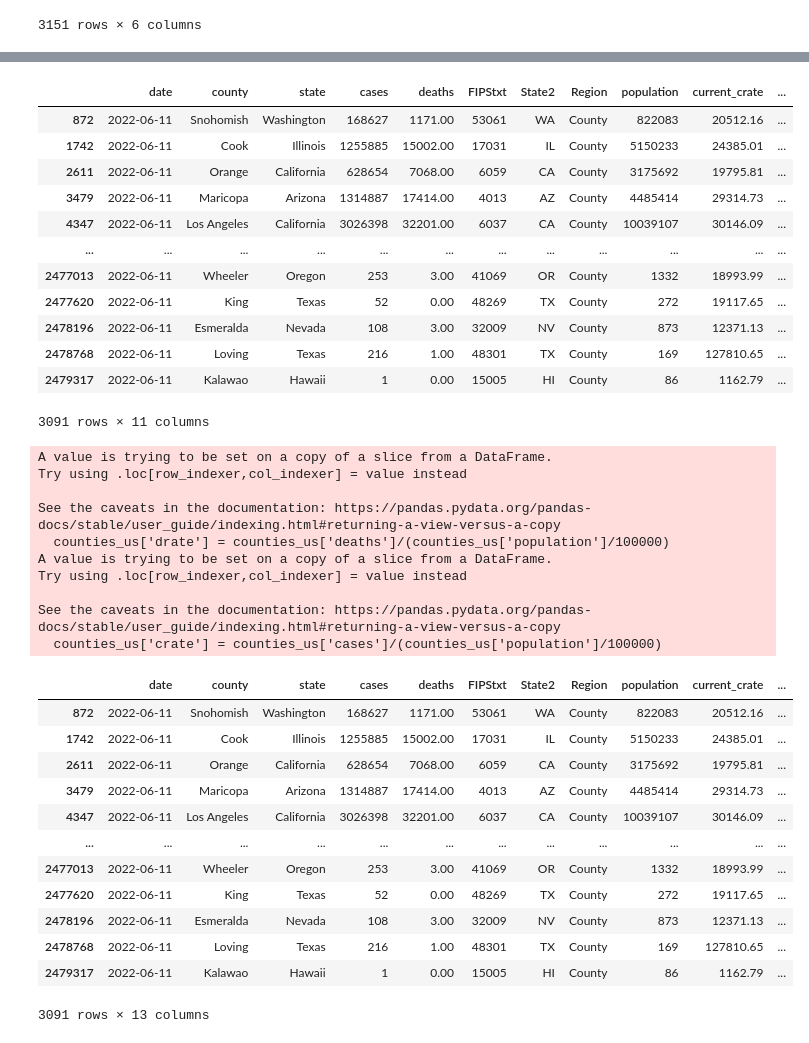
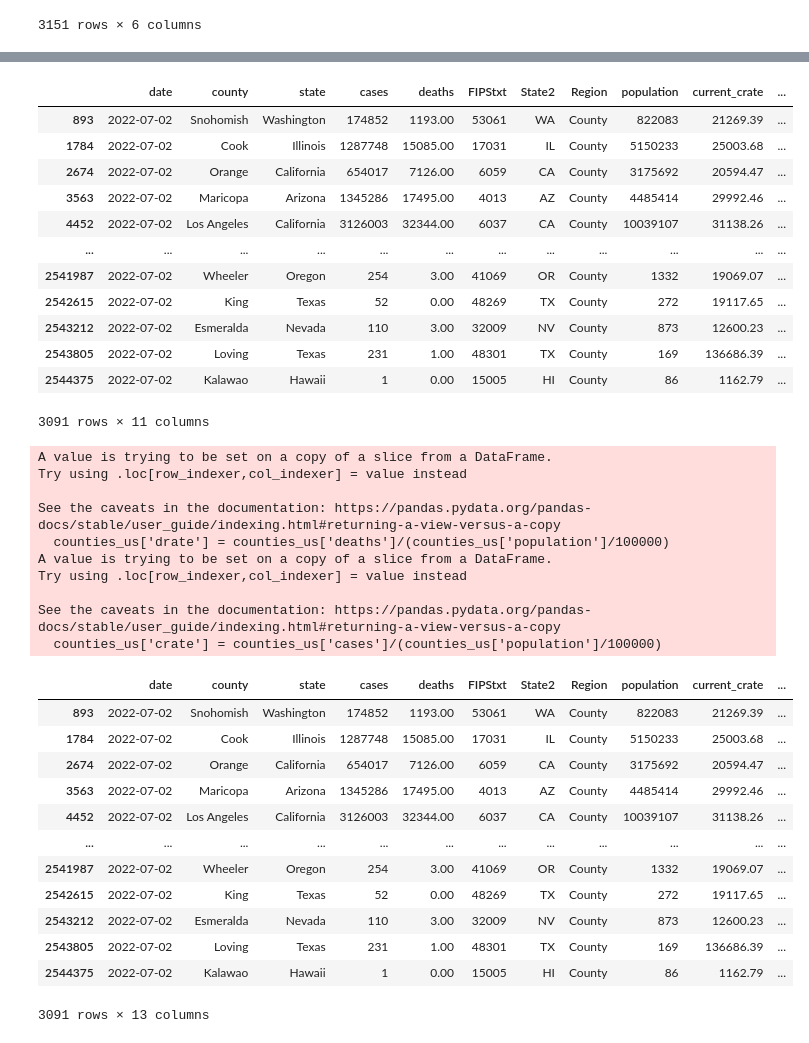
Before and after one commit to menlodoug/covid_crunching, a Jupyter notebook: pandas/COVID_USA.ipynb, the cells around one changed output, grey strips where cells are left out. Drawn from its saved outputs; the diff is of its cells as text; code cells hidden in the pictures.

```diff
--- a/pandas/COVID_USA.ipynb
+++ b/pandas/COVID_USA.ipynb
@@ -101,21 +101,21 @@ counties
 # %%
 # Isolate data from most current day.
 
-counties_us = counties[(counties['date'] == '2022-06-11') & (counties['Region'] == 'County')]
+counties_us = counties[(counties['date'] == '2022-07-02') & (counties['Region'] == 'County')]
 counties_us
 # %% [output]
 |  | date | county | state | cases | deaths | FIPStxt | State2 | Region | population | current_crate | ... |
-| 872 | 2022-06-11 | Snohomish | Washington | 168627 | 1171.00 | 53061 | WA | County | 822083 | 20512.16 | ... |
-| 1742 | 2022-06-11 | Cook | Illinois | 1255885 | 15002.00 | 17031 | IL | County | 5150233 | 24385.01 | ... |
-| 2611 | 2022-06-11 | Orange | California | 628654 | 7068.00 | 6059 | CA | County | 3175692 | 19795.81 | ... |
-| 3479 | 2022-06-11 | Maricopa | Arizona | 1314887 | 17414.00 | 4013 | AZ | County | 4485414 | 29314.73 | ... |
-| 4347 | 2022-06-11 | Los Angeles | California | 3026398 | 32201.00 | 6037 | CA | County | 10039107 | 30146.09 | ... |
+| 893 | 2022-07-02 | Snohomish | Washington | 174852 | 1193.00 | 53061 | WA | County | 822083 | 21269.39 | ... |
+| 1784 | 2022-07-02 | Cook | Illinois | 1287748 | 15085.00 | 17031 | IL | County | 5150233 | 25003.68 | ... |
+| 2674 | 2022-07-02 | Orange | California | 654017 | 7126.00 | 6059 | CA | County | 3175692 | 20594.47 | ... |
+| 3563 | 2022-07-02 | Maricopa | Arizona | 1345286 | 17495.00 | 4013 | AZ | County | 4485414 | 29992.46 | ... |
+| 4452 | 2022-07-02 | Los Angeles | California | 3126003 | 32344.00 | 6037 | CA | County | 10039107 | 31138.26 | ... |
 | ... | ... | ... | ... | ... | ... | ... | ... | ... | ... | ... | ... |
-| 2477013 | 2022-06-11 | Wheeler | Oregon | 253 | 3.00 | 41069 | OR | County | 1332 | 18993.99 | ... |
-| 2477620 | 2022-06-11 | King | Texas | 52 | 0.00 | 48269 | TX | County | 272 | 19117.65 | ... |
-| 2478196 | 2022-06-11 | Esmeralda | Nevada | 108 | 3.00 | 32009 | NV | County | 873 | 12371.13 | ... |
-| 2478768 | 2022-06-11 | Loving | Texas | 216 | 1.00 | 48301 | TX | County | 169 | 127810.65 | ... |
-| 2479317 | 2022-06-11 | Kalawao | Hawaii | 1 | 0.00 | 15005 | HI | County | 86 | 1162.79 | ... |
+| 2541987 | 2022-07-02 | Wheeler | Oregon | 254 | 3.00 | 41069 | OR | County | 1332 | 19069.07 | ... |
+| 2542615 | 2022-07-02 | King | Texas | 52 | 0.00 | 48269 | TX | County | 272 | 19117.65 | ... |
+| 2543212 | 2022-07-02 | Esmeralda | Nevada | 110 | 3.00 | 32009 | NV | County | 873 | 12600.23 | ... |
+| 2543805 | 2022-07-02 | Loving | Texas | 231 | 1.00 | 48301 | TX | County | 169 | 136686.39 | ... |
+| 2544375 | 2022-07-02 | Kalawao | Hawaii | 1 | 0.00 | 15005 | HI | County | 86 | 1162.79 | ... |
 3091 rows × 11 columns
 # %%
 # Create up to date rates so rankings can be performed using the latest data.
@@ -136,17 +136,17 @@ Try using .loc[row_indexer,col_indexer] = value instead
 See the caveats in the documentation: https://pandas.pydata.org/pandas-docs/stable/user_guide/indexing.html#returning-a-view-versus-a-copy
   counties_us['crate'] = counties_us['cases']/(counties_us['population']/100000)
 |  | date | county | state | cases | deaths | FIPStxt | State2 | Region | population | current_crate | ... |
-| 872 | 2022-06-11 | Snohomish | Washington | 168627 | 1171.00 | 53061 | WA | County | 822083 | 20512.16 | ... |
-| 1742 | 2022-06-11 | Cook | Illinois | 1255885 | 15002.00 | 17031 | IL | County | 5150233 | 24385.01 | ... |
-| 2611 | 2022-06-11 | Orange | California | 628654 | 7068.00 | 6059 | CA | County | 3175692 | 19795.81 | ... |
-| 3479 | 2022-06-11 | Maricopa | Arizona | 1314887 | 17414.00 | 4013 | AZ | County | 4485414 | 29314.73 | ... |
-| 4347 | 2022-06-11 | Los Angeles | California | 3026398 | 32201.00 | 6037 | CA | County | 10039107 | 30146.09 | ... |
+| 893 | 2022-07-02 | Snohomish | Washington | 174852 | 1193.00 | 53061 | WA | County | 822083 | 21269.39 | ... |
+| 1784 | 2022-07-02 | Cook | Illinois | 1287748 | 15085.00 | 17031 | IL | County | 5150233 | 25003.68 | ... |
+| 2674 | 2022-07-02 | Orange | California | 654017 | 7126.00 | 6059 | CA | County | 3175692 | 20594.47 | ... |
+| 3563 | 2022-07-02 | Maricopa | Arizona | 1345286 | 17495.00 | 4013 | AZ | County | 4485414 | 29992.46 | ... |
+| 4452 | 2022-07-02 | Los Angeles | California | 3126003 | 32344.00 | 6037 | CA | County | 10039107 | 31138.26 | ... |
 | ... | ... | ... | ... | ... | ... | ... | ... | ... | ... | ... | ... |
-| 2477013 | 2022-06-11 | Wheeler | Oregon | 253 | 3.00 | 41069 | OR | County | 1332 | 18993.99 | ... |
-| 2477620 | 2022-06-11 | King | Texas | 52 | 0.00 | 48269 | TX | County | 272 | 19117.65 | ... |
-| 2478196 | 2022-06-11 | Esmeralda | Nevada | 108 | 3.00 | 32009 | NV | County | 873 | 12371.13 | ... |
-| 2478768 | 2022-06-11 | Loving | Texas | 216 | 1.00 | 48301 | TX | County | 169 | 127810.65 | ... |
-| 2479317 | 2022-06-11 | Kalawao | Hawaii | 1 | 0.00 | 15005 | HI | County | 86 | 1162.79 | ... |
+| 2541987 | 2022-07-02 | Wheeler | Oregon | 254 | 3.00 | 41069 | OR | County | 1332 | 19069.07 | ... |
+| 2542615 | 2022-07-02 | King | Texas | 52 | 0.00 | 48269 | TX | County | 272 | 19117.65 | ... |
+| 2543212 | 2022-07-02 | Esmeralda | Nevada | 110 | 3.00 | 32009 | NV | County | 873 | 12600.23 | ... |
+| 2543805 | 2022-07-02 | Loving | Texas | 231 | 1.00 | 48301 | TX | County | 169 | 136686.39 | ... |
+| 2544375 | 2022-07-02 | Kalawao | Hawaii | 1 | 0.00 | 15005 | HI | County | 86 | 1162.79 | ... |
 3091 rows × 13 columns
 # %%
 # Create ranking of infection rates by county for each state
```
Also changed, not shown: parts of 13 cells of this notebook, 46 other files.
